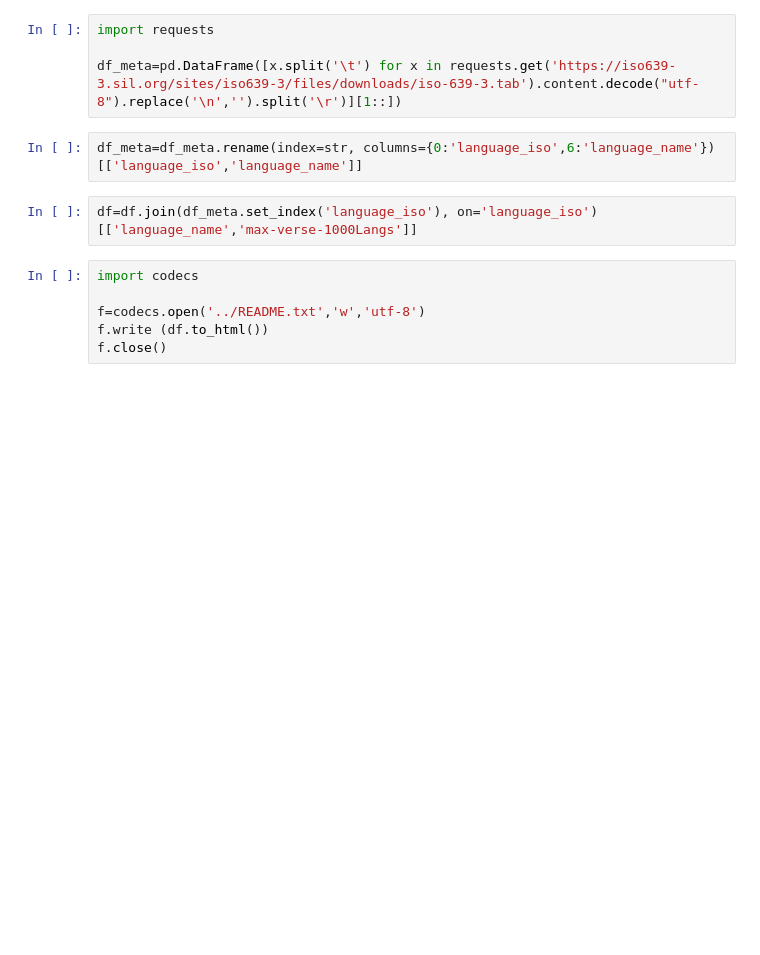
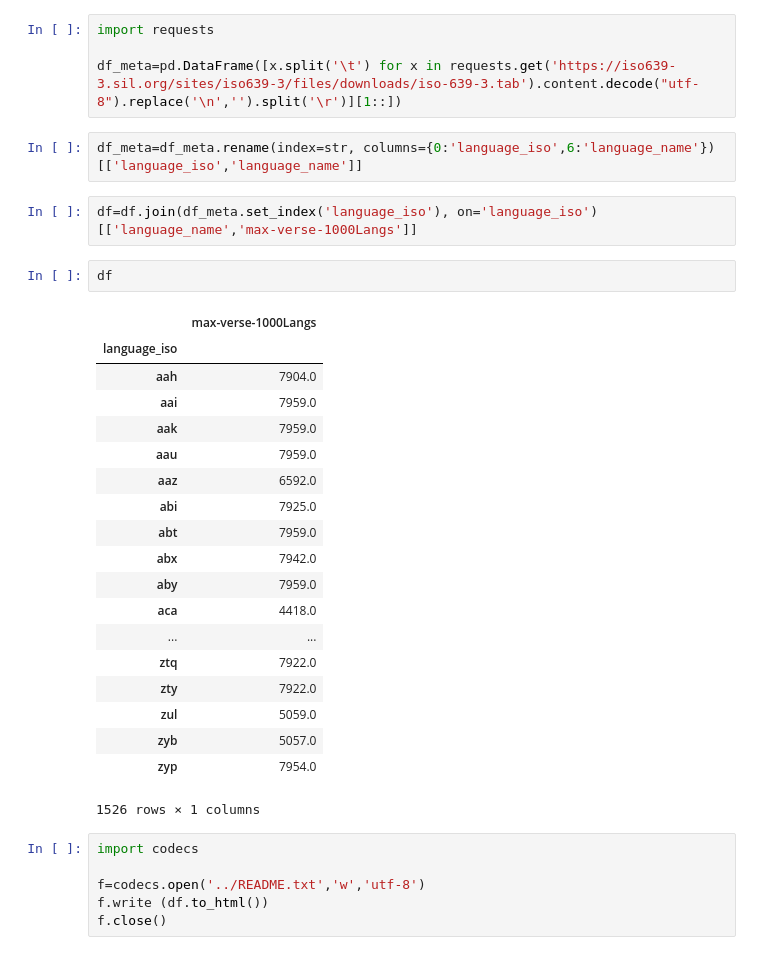
Before and after one commit to ehsanasgari/1000Langs, a Jupyter notebook: run_crawler/Statistics.ipynb, the cells around one changed output. Drawn from its saved outputs; the diff is of its cells as text; blank space fills up the shorter version.

```diff
--- a/run_crawler/Statistics.ipynb
+++ b/run_crawler/Statistics.ipynb
@@ -83,6 +83,28 @@ df_meta=pd.DataFrame([x.split('\t') for x in requests.get('https://iso639-3.sil.
 df_meta=df_meta.rename(index=str, columns={0:'language_iso',6:'language_name'})[['language_iso','language_name']]
 # %%
 df=df.join(df_meta.set_index('language_iso'), on='language_iso')[['language_name','max-verse-1000Langs']]
+# %%
+df
+# %% [output]
+|  | max-verse-1000Langs |
+| language_iso |  |
+| aah | 7904.0 |
+| aai | 7959.0 |
+| aak | 7959.0 |
+| aau | 7959.0 |
+| aaz | 6592.0 |
+| abi | 7925.0 |
+| abt | 7959.0 |
+| abx | 7942.0 |
+| aby | 7959.0 |
+| aca | 4418.0 |
+| ... | ... |
+| ztq | 7922.0 |
+| zty | 7922.0 |
+| zul | 5059.0 |
+| zyb | 5057.0 |
+| zyp | 7954.0 |
+1526 rows × 1 columns
 # %%
 import codecs
 
```
Also changed, not shown: 2 other files.
